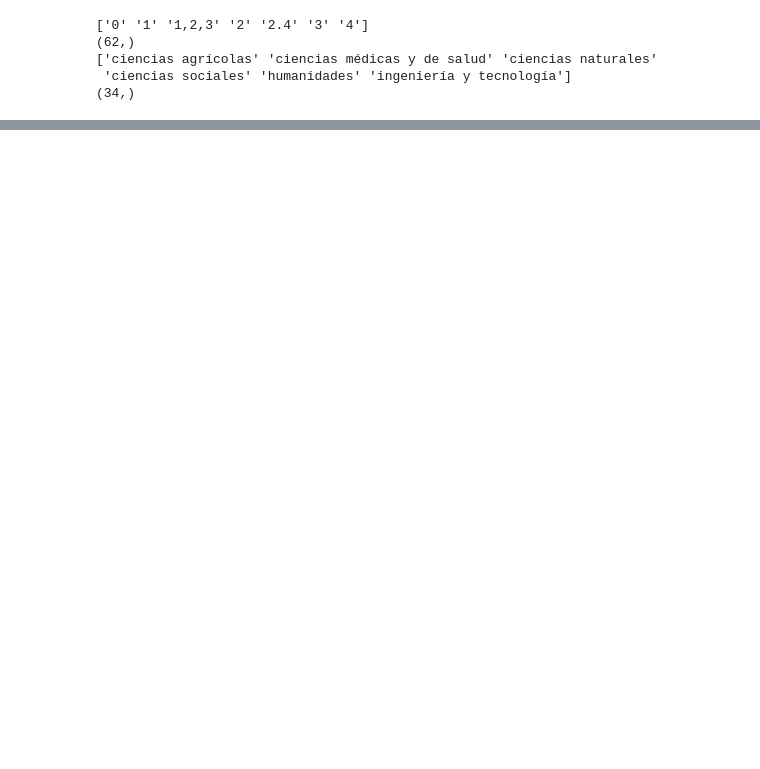
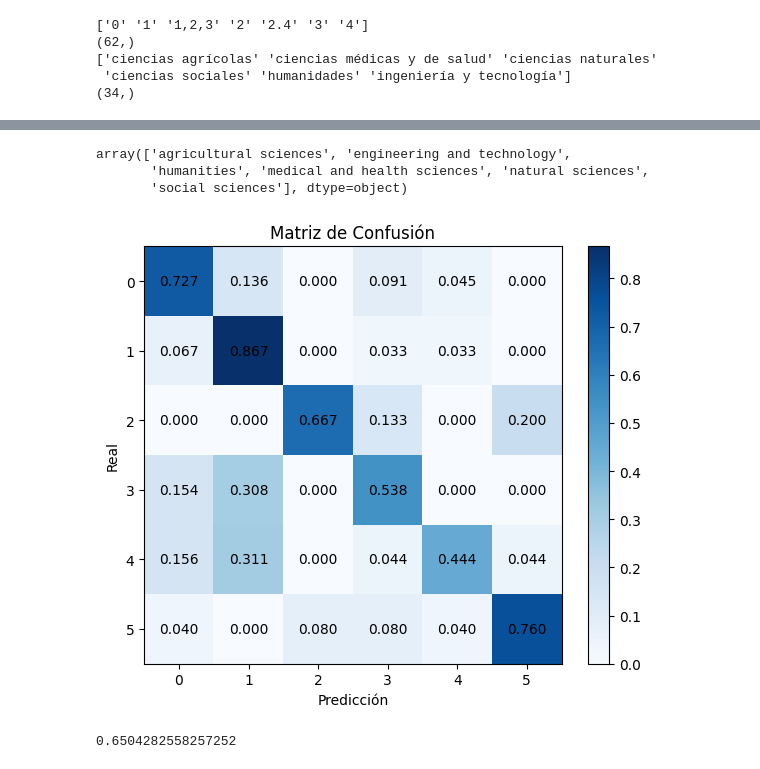
Before and after one commit to jitalo333/VRID_language_proyect, a Jupyter notebook: BERT/notebooks/explore_multiclass.ipynb, the cells around one changed output, grey strips where cells are left out. Drawn from its saved outputs; the diff is of its cells as text; code cells hidden in the pictures; blank space fills up the shorter version.

```diff
--- a/BERT/notebooks/explore_multiclass.ipynb
+++ b/BERT/notebooks/explore_multiclass.ipynb
@@ -67,0 +911,6 @@ print(np.unique(df["subarea_ocde_trad"].to_list()).shape)
+# %%
+le.classes_
+# %% [output]
+array(['agricultural sciences', 'engineering and technology',
+       'humanities', 'medical and health sciences', 'natural sciences',
+       'social sciences'], dtype=object)
@@ -67,0 +975,31 @@ print(np.unique(df["subarea_ocde_trad"].to_list()).shape)
+# %%
+from sklearn.metrics import confusion_matrix
+from sklearn.metrics import f1_score
+import matplotlib.pyplot as plt
+
+le = LabelEncoder()
+y_train = le.fit_transform(df["Area OCDE"])
+preds = le.transform(df["clasificaciones"])
+
+cm = confusion_matrix(y_train, preds, normalize="true")
+
+plt.figure(figsize=(6, 5))
+plt.imshow(cm, interpolation="nearest", cmap=plt.cm.Blues)
+plt.title("Matriz de Confusión")
+plt.colorbar()
+
+# Agregar valores dentro de cada celda
+for i in range(cm.shape[0]):
+    for j in range(cm.shape[1]):
+        plt.text(j, i, f"{cm[i, j]:.3f}",
+                 ha="center", va="center", color="black")
+
+plt.xlabel("Predicción")
+plt.ylabel("Real")
+plt.tight_layout()
+plt.show()
+
+print(f1_score(y_train, preds, average="macro"))
+# %% [output]
+[figure, added]
+0.6504282558257252
```
Also changed, not shown: parts of 29 cells of this notebook, 1 other file.
